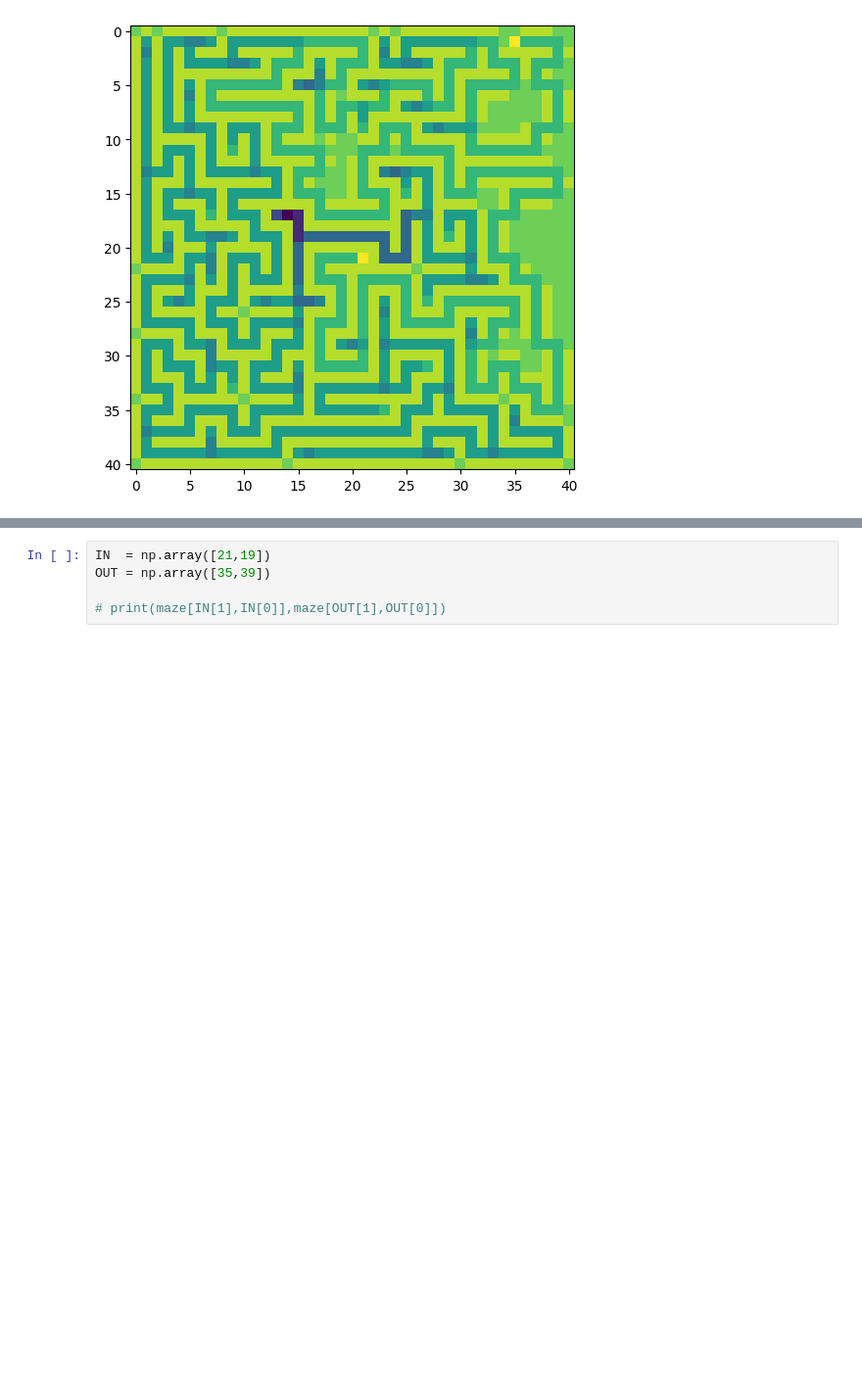
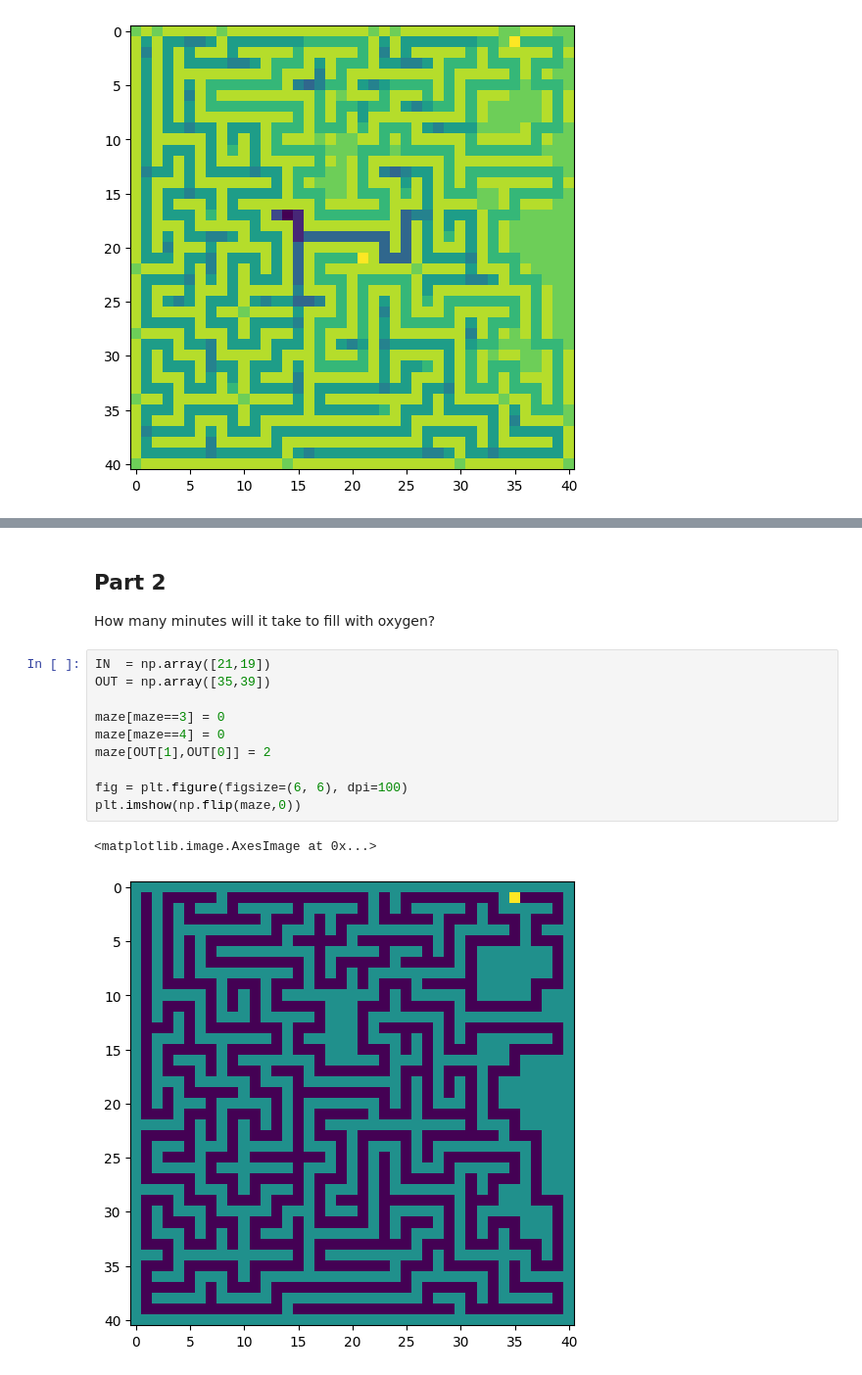
Before and after one commit to marcodelmastro/AdventOfCode2019, a Jupyter notebook: Day 15.ipynb, the cells around one changed output, grey strips where cells are left out. Shown: that part at 98% size. Cells and saved outputs as stored; diff of their text form; blank space fills up the shorter version.

```diff
--- a/Day 15.ipynb
+++ b/Day 15.ipynb
@@ -153,5 +212,17 @@ plt.imshow(np.flip(maze,0))
+# %% [markdown]
+## Part 2
+
+How many minutes will it take to fill with oxygen?
 # %%
 IN  = np.array([21,19])
 OUT = np.array([35,39])
 
-# print(maze[IN[1],IN[0]],maze[OUT[1],OUT[0]])
+maze[maze==3] = 0
+maze[maze==4] = 0
+maze[OUT[1],OUT[0]] = 2
+
+fig = plt.figure(figsize=(6, 6), dpi=100)
+plt.imshow(np.flip(maze,0))
+# %% [output]
+<matplotlib.image.AxesImage at 0x...>
+[figure, added]
```
Also changed, not shown: parts of 6 cells of this notebook.
